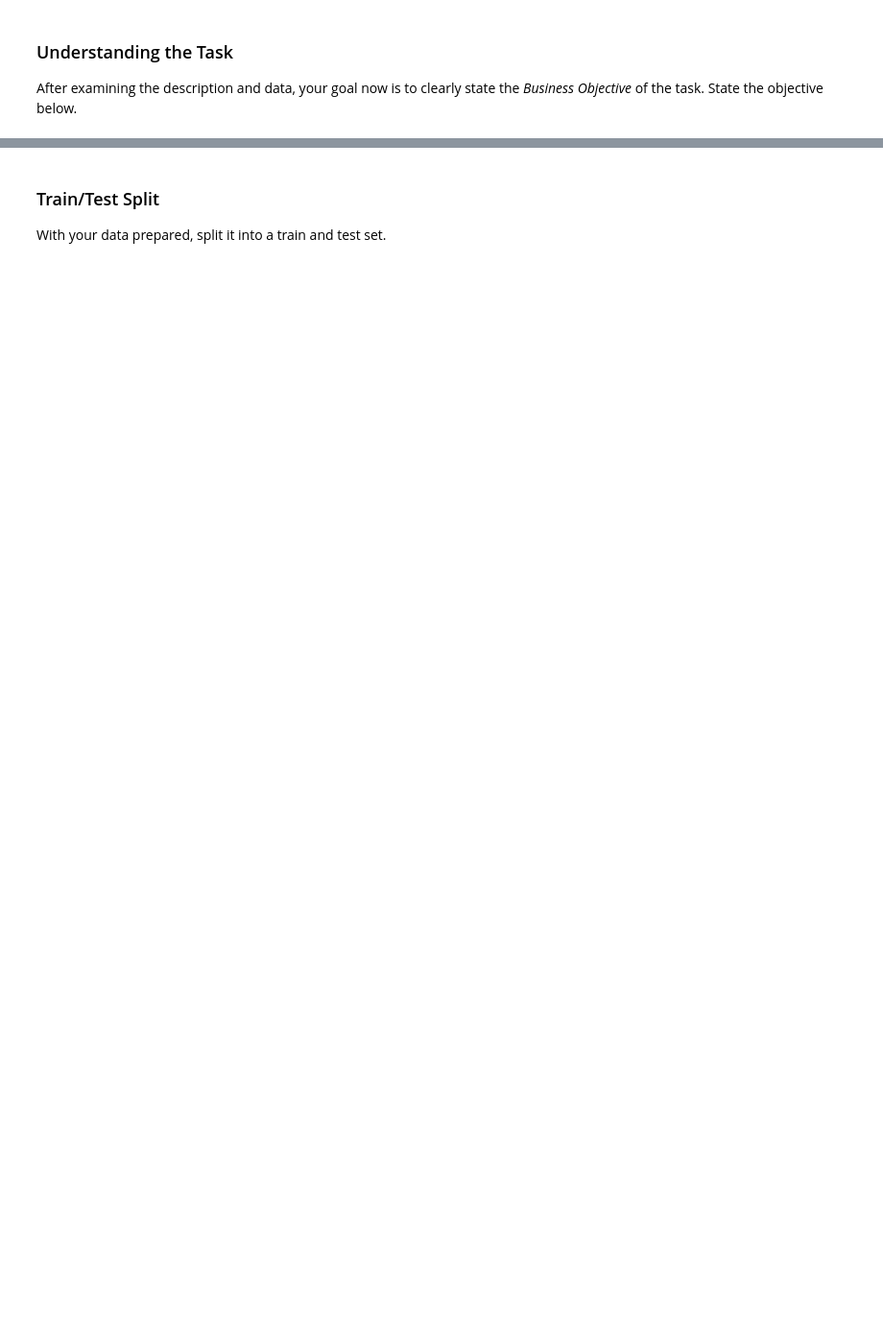
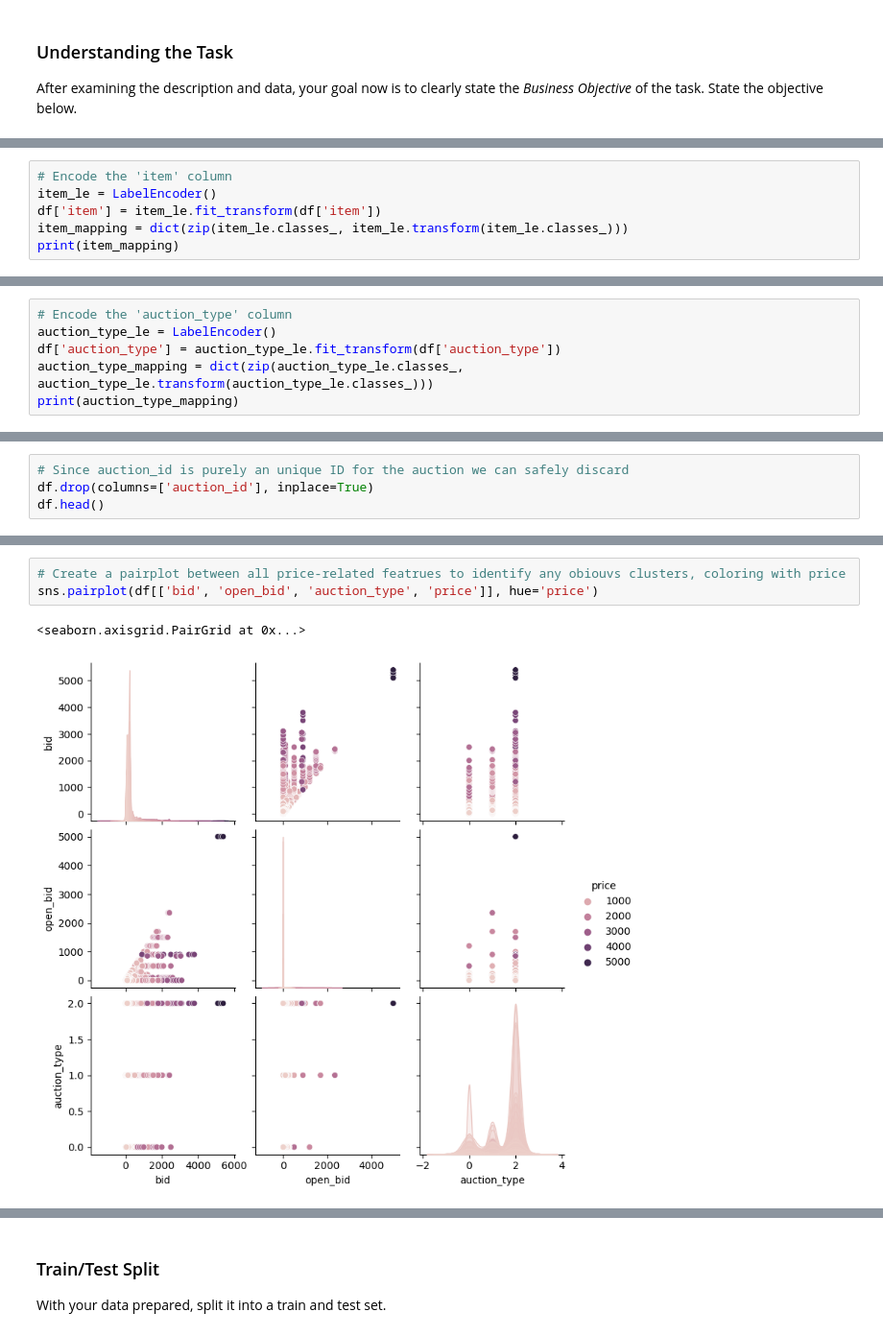
Before and after one commit to maximilien/auction-ai, a Jupyter notebook: auction-ai.ipynb, the cells around one changed output, grey strips where cells are left out. Shown at 96% size. Cells and saved outputs as stored; diff of their text form; blank space fills up the shorter version.

```diff
--- a/auction-ai.ipynb
+++ b/auction-ai.ipynb
@@ -217,0 +206,6 @@ Now that you understand your business objective, we will build a basic model to
+# %%
+# Encode the 'item' column
+item_le = LabelEncoder()
+df['item'] = item_le.fit_transform(df['item'])
+item_mapping = dict(zip(item_le.classes_, item_le.transform(item_le.classes_)))
+print(item_mapping)
@@ -217,0 +214,6 @@ Now that you understand your business objective, we will build a basic model to
+# %%
+# Encode the 'auction_type' column
+auction_type_le = LabelEncoder()
+df['auction_type'] = auction_type_le.fit_transform(df['auction_type'])
+auction_type_mapping = dict(zip(auction_type_le.classes_, auction_type_le.transform(auction_type_le.classes_)))
+print(auction_type_mapping)
@@ -217,0 +222,4 @@ Now that you understand your business objective, we will build a basic model to
+# %%
+# Since auction_id is purely an unique ID for the auction we can safely discard
+df.drop(columns=['auction_id'], inplace=True)
+df.head()
@@ -217,0 +233,6 @@ Now that you understand your business objective, we will build a basic model to
+# %%
+# Create a pairplot between all price-related featrues to identify any obiouvs clusters, coloring with price
+sns.pairplot(df[['bid', 'open_bid', 'auction_type', 'price']], hue='price')
+# %% [output]
+<seaborn.axisgrid.PairGrid at 0x...>
+[figure, added]
```
Also changed, not shown: parts of 28 cells of this notebook.
